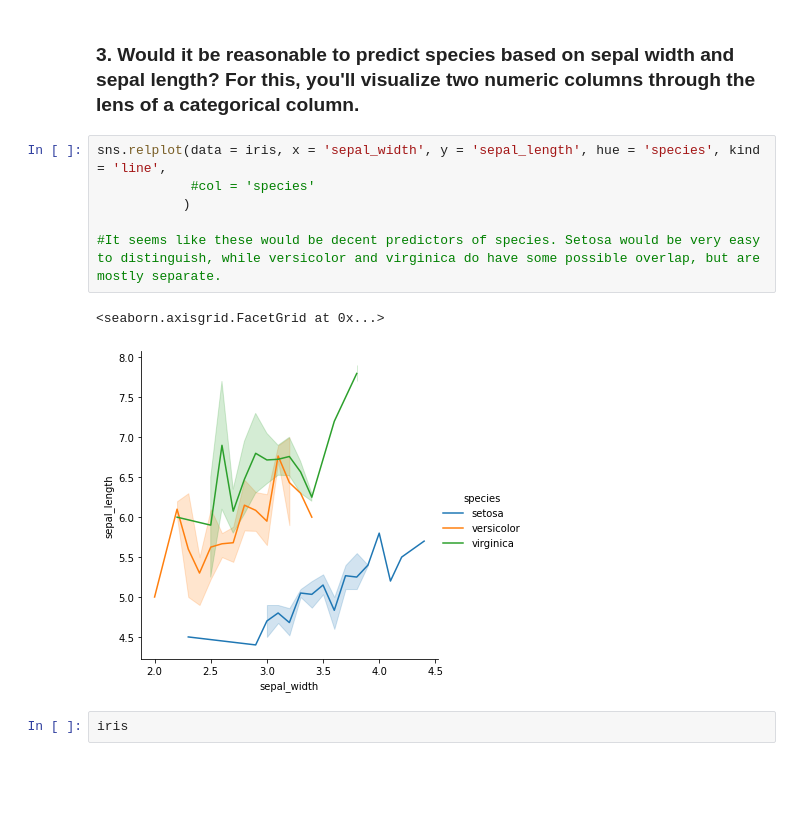
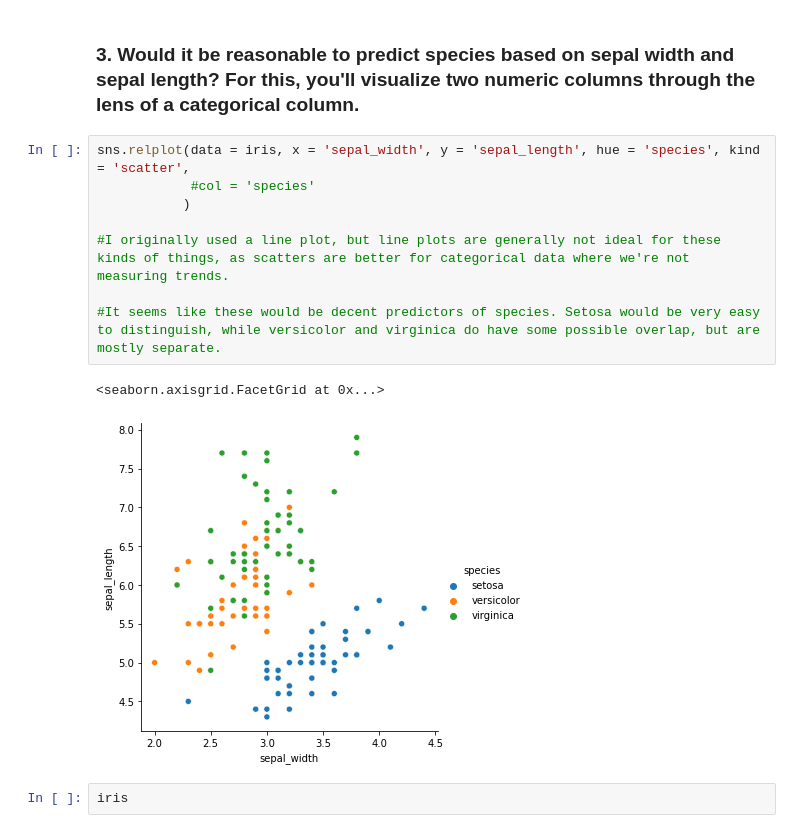
Before and after one commit to greg-maggard/numpy_pandas_visualization_exercises, a Jupyter notebook: seaborn_exercises.ipynb, the cells around one changed output. Saved outputs shown, nothing was run; the diff lists cells and outputs as text; blank space fills up the shorter version.

```diff
--- a/seaborn_exercises.ipynb
+++ b/seaborn_exercises.ipynb
@@ -68,14 +80,16 @@ iris.petal_length.corr(iris.petal_width)
 # %% [markdown]
 ### 3. Would it be reasonable to predict species based on sepal width and sepal length? For this, you'll visualize two numeric columns through the lens of a categorical column.
 # %%
-sns.relplot(data = iris, x = 'sepal_width', y = 'sepal_length', hue = 'species', kind = 'line',
+sns.relplot(data = iris, x = 'sepal_width', y = 'sepal_length', hue = 'species', kind = 'scatter',
             #col = 'species'
            )
 
+#I originally used a line plot, but line plots are generally not ideal for these kinds of things, as scatters are better for categorical data where we're not measuring trends.
+
 #It seems like these would be decent predictors of species. Setosa would be very easy to distinguish, while versicolor and virginica do have some possible overlap, but are mostly separate.
 # %% [output]
 <seaborn.axisgrid.FacetGrid at 0x...>
-[figure, old version]
+[figure, new version]
 # %%
 iris
 # %% [output]
```
Also changed, not shown: parts of 17 cells of this notebook.
